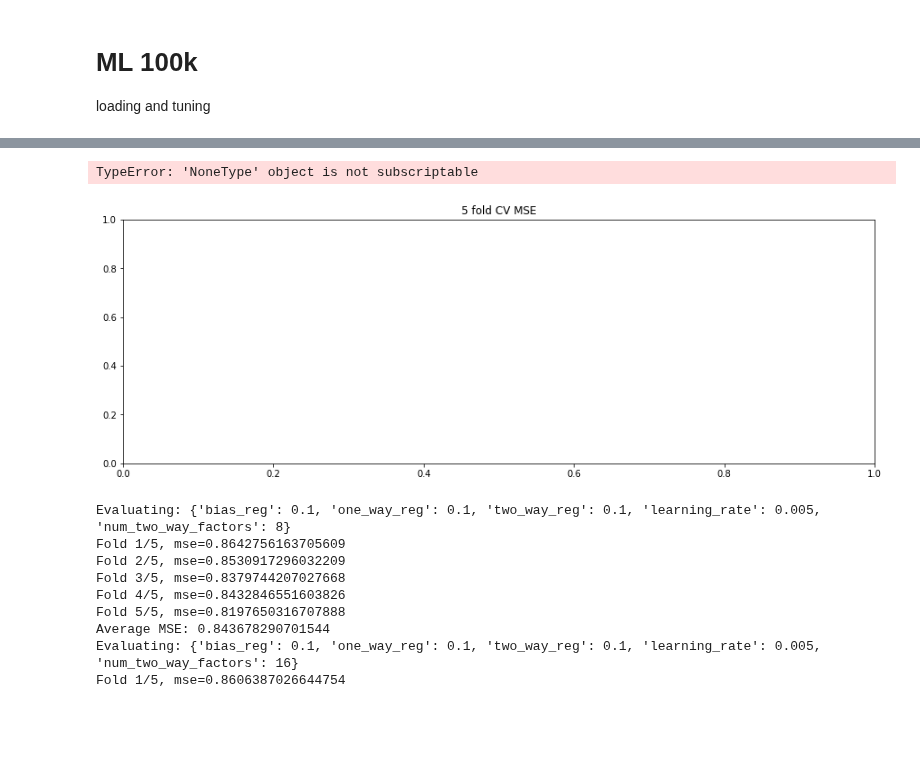
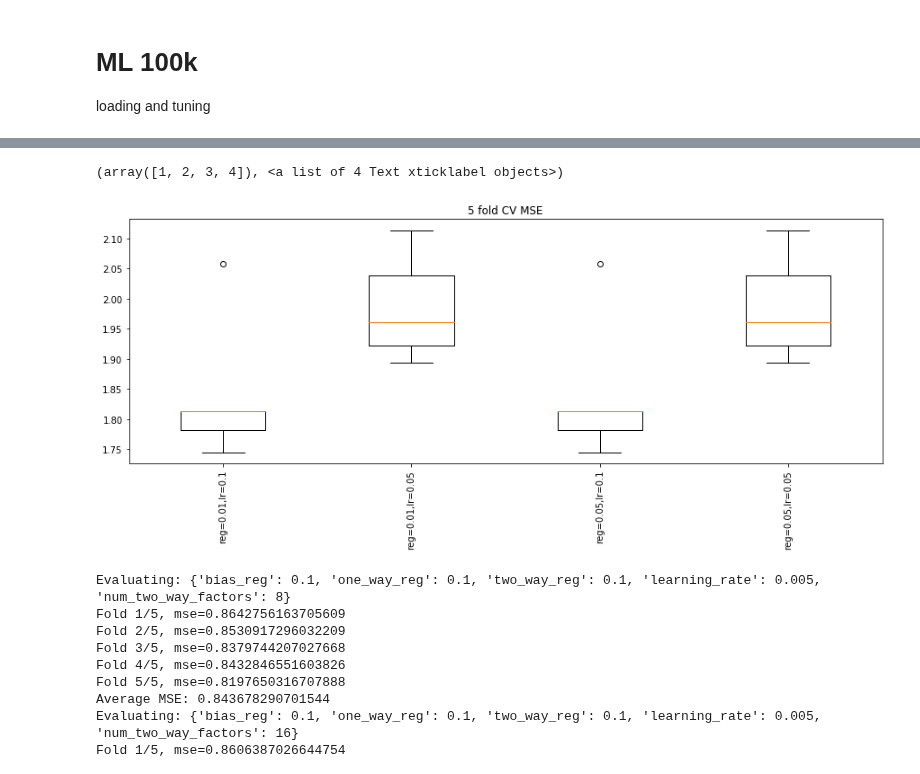
Before and after one commit to berkeley-reclab/RecLab, a Jupyter notebook: experiments/Loading-Datasets-Tuning-Models.ipynb, the cells around one changed output, grey strips where cells are left out. Drawn from its saved outputs; the diff is of its cells as text; code cells hidden in the pictures; blank space fills up the shorter version.

```diff
--- a/experiments/Loading-Datasets-Tuning-Models.ipynb
+++ b/experiments/Loading-Datasets-Tuning-Models.ipynb
@@ -52,14 +52,17 @@ Average MSE: 1.9449406316128066
 Saving to S3.
 # %%
 import matplotlib.pyplot as plt
+params=[]
+for index, row in res_df.iterrows():
+    params.append('reg={},lr={}'.format(row['reg'], row['learning_rate']))
 
 plt.figure(figsize=[15,5])
 plt.title("5 fold CV MSE")
-plt.boxplot(res_dict['average_mses'], labels=res_dict.keys());
+plt.boxplot(res_df['mse'].to_numpy(), labels=params)
 plt.xticks(rotation=90)
 # %% [output]
-TypeError: 'NoneType' object is not subscriptable
+(array([1, 2, 3, 4]), <a list of 4 Text xticklabel objects>)
-[figure, old version]
+[figure, new version]
 # %%
 dims = [8, 16, 32, 56, 128, 256]
 params_list = [('dim={}'.format(k), dict(bias_reg=0.1, one_way_reg=0.1, two_way_reg=0.1,
```
Also changed, not shown: parts of 1 cell of this notebook.
